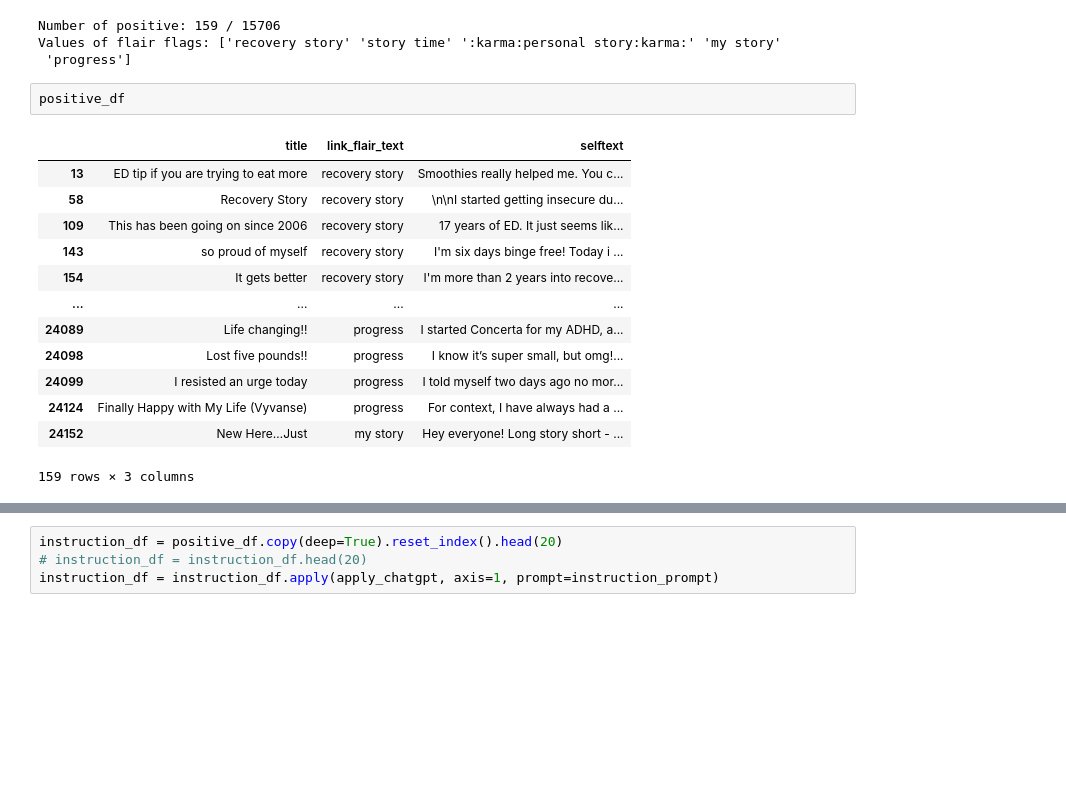
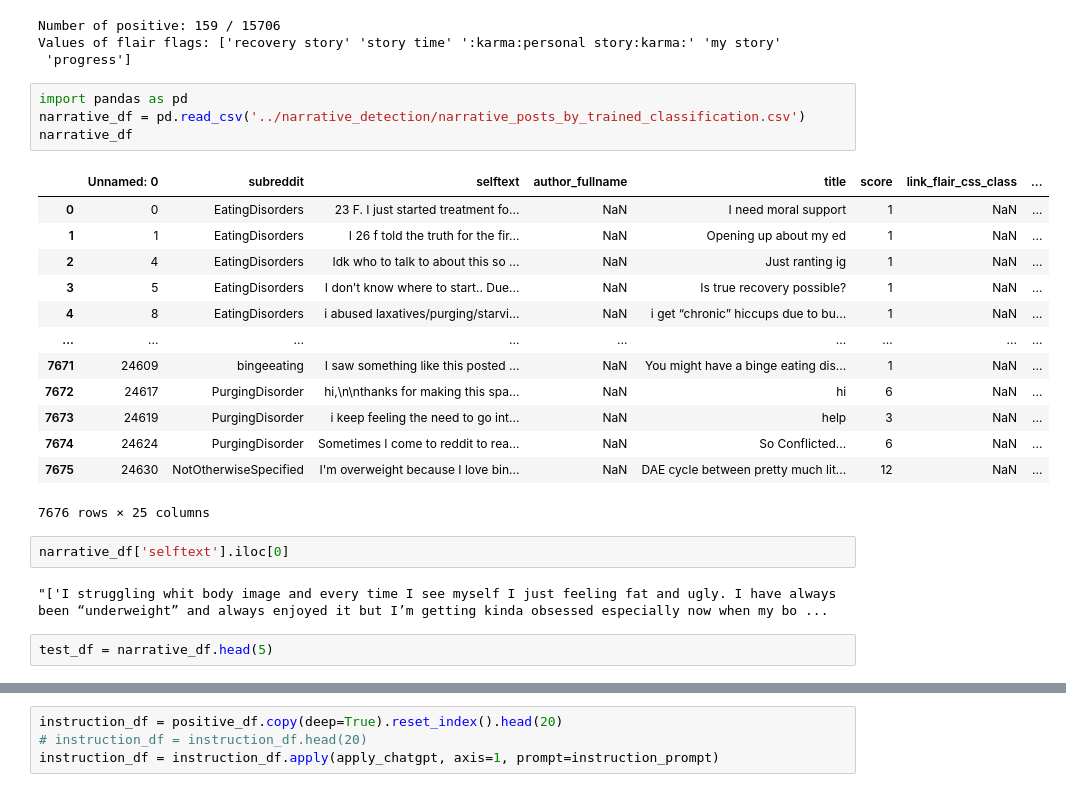
Before and after one commit to nguyentr17/cs685-narrative-analysis, a Jupyter notebook: clinical-extractions/chatgpt.ipynb, the cells around one changed output, grey strips where cells are left out. Saved outputs shown, nothing was run; the diff lists cells and outputs as text; blank space fills up the shorter version.

```diff
--- a/clinical-extractions/chatgpt.ipynb
+++ b/clinical-extractions/chatgpt.ipynb
@@ -62,19 +62,27 @@ positive_df = get_analysis_info(filtered_df, "positive")
 Number of positive: 159 / 15706
 Values of flair flags: ['recovery story' 'story time' ':karma:personal story:karma:' 'my story'
  'progress']
-# %%
-positive_df
-# %% [output]
-|  | title | link_flair_text | selftext |
-| 13 | ED tip if you are trying to eat more | recovery story | Smoothies really helped me. You c... |
-| 58 | Recovery Story | recovery story | \n\nI started getting insecure du... |
-| 109 | This has been going on since 2006 | recovery story | 17 years of ED. It just seems lik... |
-| 143 | so proud of myself | recovery story | I'm six days binge free! Today i ... |
-| 154 | It gets better | recovery story | I'm more than 2 years into recove... |
-| ... | ... | ... | ... |
-| 24089 | Life changing!! | progress | I started Concerta for my ADHD, a... |
-| 24098 | Lost five pounds!! | progress | I know it’s super small, but omg!... |
-| 24099 | I resisted an urge today | progress | I told myself two days ago no mor... |
-| 24124 | Finally Happy with My Life (Vyvanse) | progress | For context, I have always had a ... |
-| 24152 | New Here…Just | my story | Hey everyone! Long story short - ... |
-159 rows × 3 columns
+# %%
+import pandas as pd
+narrative_df = pd.read_csv('../narrative_detection/narrative_posts_by_trained_classification.csv')
+narrative_df
+# %% [output]
+|  | Unnamed: 0 | subreddit | selftext | author_fullname | title | score | link_flair_css_class | ... |
+| 0 | 0 | EatingDisorders | 23 F. I just started treatment fo... | NaN | I need moral support | 1 | NaN | ... |
+| 1 | 1 | EatingDisorders | I 26 f told the truth for the fir... | NaN | Opening up about my ed | 1 | NaN | ... |
+| 2 | 4 | EatingDisorders | Idk who to talk to about this so ... | NaN | Just ranting ig | 1 | NaN | ... |
+| 3 | 5 | EatingDisorders | I don’t know where to start.. Due... | NaN | Is true recovery possible? | 1 | NaN | ... |
+| 4 | 8 | EatingDisorders | i abused laxatives/purging/starvi... | NaN | i get “chronic” hiccups due to bu... | 1 | NaN | ... |
+| ... | ... | ... | ... | ... | ... | ... | ... | ... |
+| 7671 | 24609 | bingeeating | I saw something like this posted ... | NaN | You might have a binge eating dis... | 1 | NaN | ... |
+| 7672 | 24617 | PurgingDisorder | hi,\n\nthanks for making this spa... | NaN | hi | 6 | NaN | ... |
+| 7673 | 24619 | PurgingDisorder | i keep feeling the need to go int... | NaN | help | 3 | NaN | ... |
+| 7674 | 24624 | PurgingDisorder | Sometimes I come to reddit to rea... | NaN | So Conflicted... | 6 | NaN | ... |
+| 7675 | 24630 | NotOtherwiseSpecified | I'm overweight because I love bin... | NaN | DAE cycle between pretty much lit... | 12 | NaN | ... |
+7676 rows × 25 columns
+# %%
+narrative_df['selftext'].iloc[0]
+# %% [output]
+"['I struggling whit body image and every time I see myself I just feeling fat and ugly. I have always been “underweight” and always enjoyed it but I’m getting kinda obsessed especially now when my bo ...
+# %%
+test_df = narrative_df.head(5)
```
Also changed, not shown: parts of 4 cells of this notebook, 10 other files.
